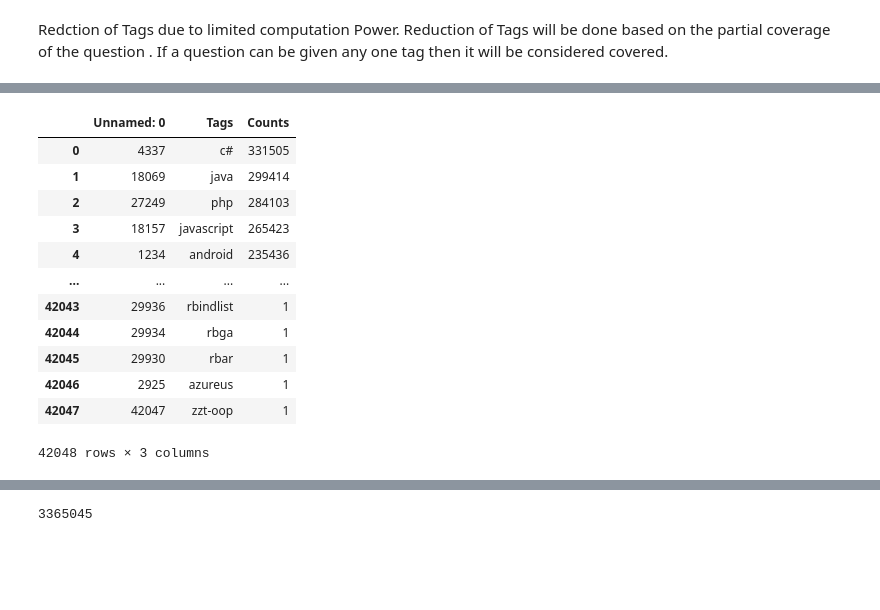
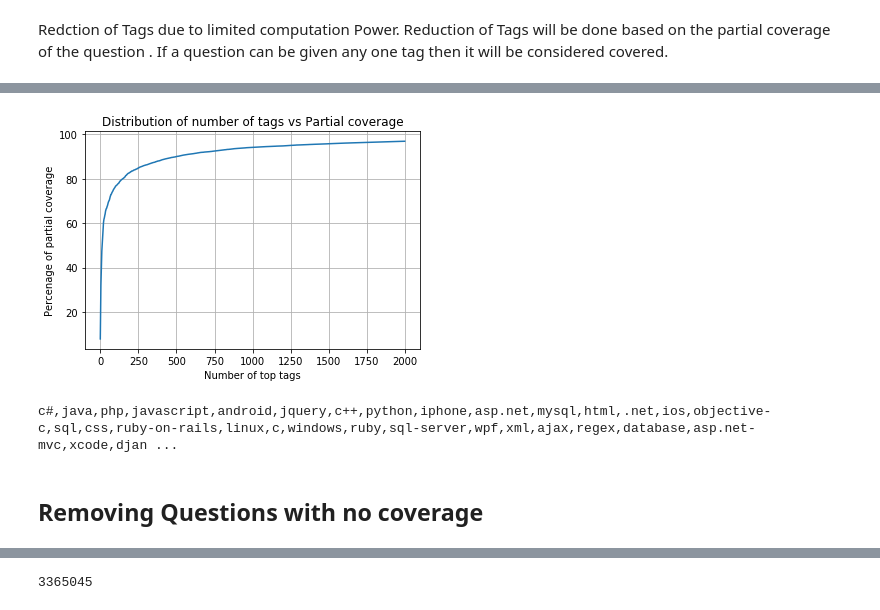
Before and after one commit to erYash15/StackOverflow-Tag-Prediction, a Jupyter notebook: facebook_recruiting_iii_keyword_extraction.ipynb, the cells around one changed output, grey strips where cells are left out. Drawn from its saved outputs; the diff is of its cells as text; code cells hidden in the pictures; blank space fills up the shorter version.

```diff
--- a/facebook_recruiting_iii_keyword_extraction.ipynb
+++ b/facebook_recruiting_iii_keyword_extraction.ipynb
@@ -480,17 +481,17 @@ start = datetime.datetime.now()
 tag_df = pd.read_csv('/content/gdrive/My Drive/kaggle/tag_freq_dict_sorted.csv')
 
 #lets see first 2000 tags.
-percent = 0
 Questions_Coverage = [ 0 for i in range(3365045)]
 Selected_Tags = []
-for t in tqdm(range(2000)):
-  if(tag_df['Tags'][t] in freq):
+Selected_Tags_Percentage = []
+for t in (range(2000)):
+  if(tag_df['Tags'][t] in all_unique_tags):
     ques_lst =  list(tag_mtx.tocsr()[:,all_unique_tags.index(tag_df['Tags'][t])].todense().A1)
     for i in range(3365045):
       Questions_Coverage[i] = Questions_Coverage[i] or ques_lst[i]
     Selected_Tags.append(tag_df['Tags'][t])
-    if(Questions_Coverage.count(1)/336504) * 100 > percent):
-      print(Percent * 100, " % of data covered at", len(Selected_Tags), " Tags.")
-
+    Selected_Tags_Percentage.append(Questions_Coverage.count(1) / 3365045 * 100)
+    if(len(Selected_Tags)%10 0==0):
+      print("Length of Selected Tags ", len(Selected_Tags), " covers the ", Selected_Tags_Percentage[-1] , " percent of questions.")
 print("Time of completion of subsection", datetime.datetime.now() - start)
 # %% [output]
@@ -498,16 +518,14 @@ ValueError: ignored
-# %%
-tag_df
-# %% [output]
-|  | Unnamed: 0 | Tags | Counts |
-| 0 | 4337 | c# | 331505 |
-| 1 | 18069 | java | 299414 |
-| 2 | 27249 | php | 284103 |
-| 3 | 18157 | javascript | 265423 |
-| 4 | 1234 | android | 235436 |
-| ... | ... | ... | ... |
-| 42043 | 29936 | rbindlist | 1 |
-| 42044 | 29934 | rbga | 1 |
-| 42045 | 29930 | rbar | 1 |
-| 42046 | 2925 | azureus | 1 |
-| 42047 | 42047 | zzt-oop | 1 |
-42048 rows × 3 columns
+# %%
+plt.plot(Selected_Tags_Percentage)
+plt.title("Distribution of number of tags vs Partial coverage")
+plt.grid()
+plt.xlabel("Number of top tags")
+plt.ylabel("Percenage of partial coverage")
+plt.show()
+# %% [output]
+[figure, added]
+# %%
+for i in Selected_Tags:
+  print(i,end = ",")
+# %% [output]
+c#,java,php,javascript,android,jquery,c++,python,iphone,asp.net,mysql,html,.net,ios,objective-c,sql,css,ruby-on-rails,linux,c,windows,ruby,sql-server,wpf,xml,ajax,regex,database,asp.net-mvc,xcode,djan ...
@@ -513,0 +538,2 @@ tag_df
+# %% [markdown]
+## Removing Questions with no coverage
```
Also changed, not shown: parts of 11 cells of this notebook.
